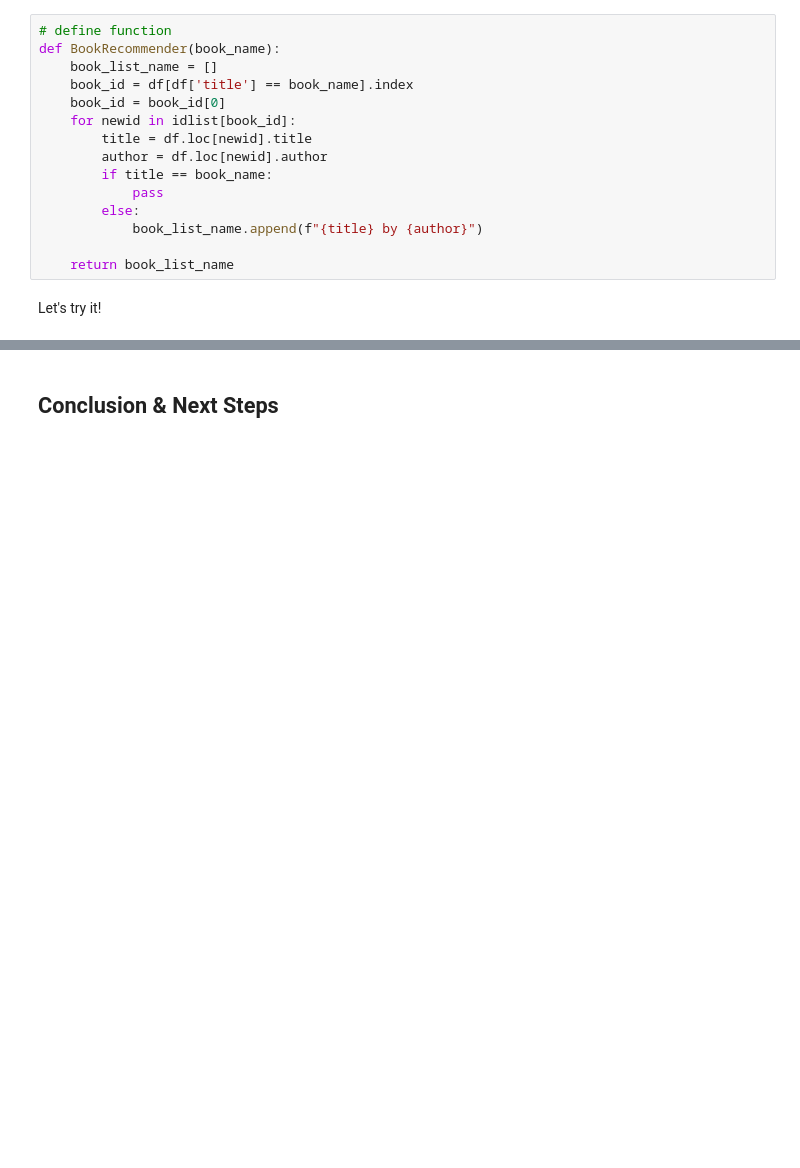
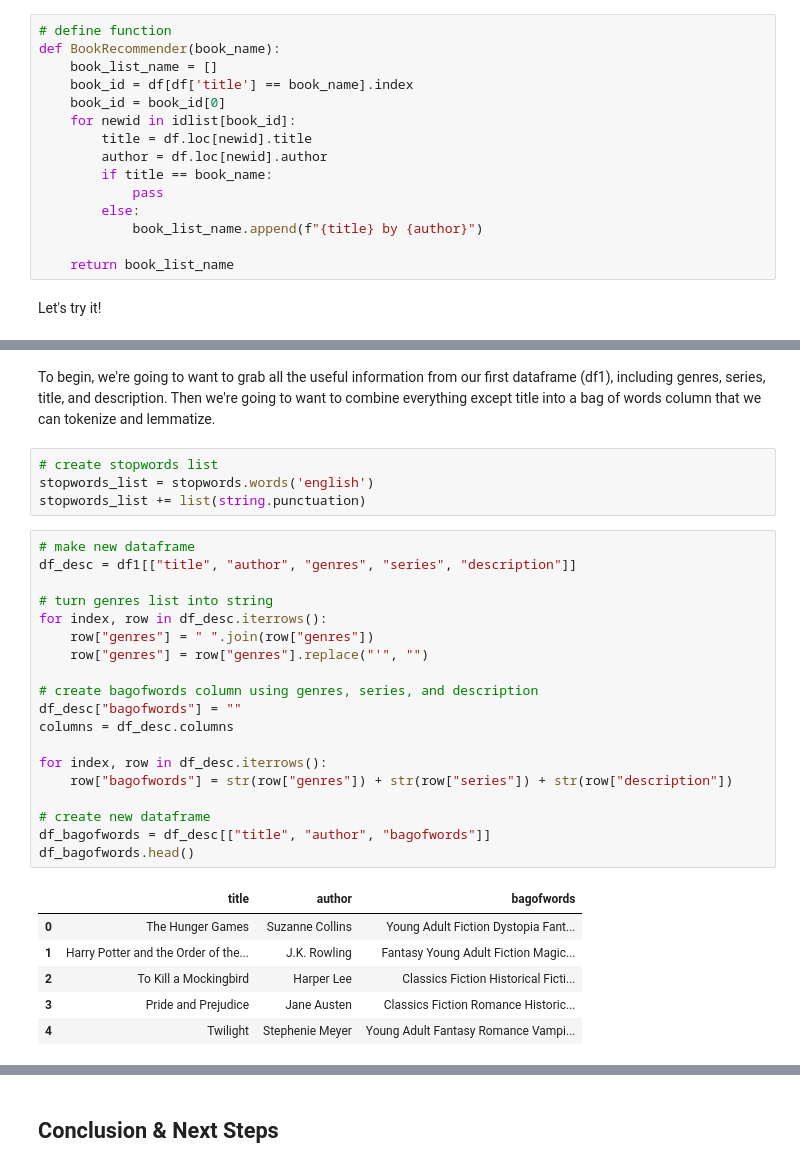
Before and after one commit to npagrawal/Book-Recommendation-Engine, a Jupyter notebook: Recommendation_Engine_Notebook.ipynb, the cells around one changed output, grey strips where cells are left out. Drawn from its saved outputs; the diff is of its cells as text; blank space fills up the shorter version.

```diff
--- a/Recommendation_Engine_Notebook.ipynb
+++ b/Recommendation_Engine_Notebook.ipynb
@@ -294,0 +332,32 @@ BookRecommender("Jane Eyre")
+# %% [markdown]
+To begin, we're going to want to grab all the useful information from our first dataframe (df1), including genres, series, title, and description. Then we're going to want to combine everything except title into a bag of words column that we can tokenize and lemmatize.
+# %%
+# create stopwords list
+stopwords_list = stopwords.words('english')
+stopwords_list += list(string.punctuation)
+# %%
+# make new dataframe
+df_desc = df1[["title", "author", "genres", "series", "description"]]
+
+# turn genres list into string
+for index, row in df_desc.iterrows():
+    row["genres"] = " ".join(row["genres"])
+    row["genres"] = row["genres"].replace("'", "")
+
+# create bagofwords column using genres, series, and description
+df_desc["bagofwords"] = ""
+columns = df_desc.columns
+
+for index, row in df_desc.iterrows():
+    row["bagofwords"] = str(row["genres"]) + str(row["series"]) + str(row["description"])
+
+# create new dataframe
+df_bagofwords = df_desc[["title", "author", "bagofwords"]]
+df_bagofwords.head()
+# %% [output]
+|  | title | author | bagofwords |
+| 0 | The Hunger Games | Suzanne Collins | Young Adult Fiction Dystopia Fant... |
+| 1 | Harry Potter and the Order of the... | J.K. Rowling | Fantasy Young Adult Fiction Magic... |
+| 2 | To Kill a Mockingbird | Harper Lee | Classics Fiction Historical Ficti... |
+| 3 | Pride and Prejudice | Jane Austen | Classics Fiction Romance Historic... |
+| 4 | Twilight | Stephenie Meyer | Young Adult Fantasy Romance Vampi... |
```
Also changed, not shown: parts of 39 cells of this notebook, 1 other file.
